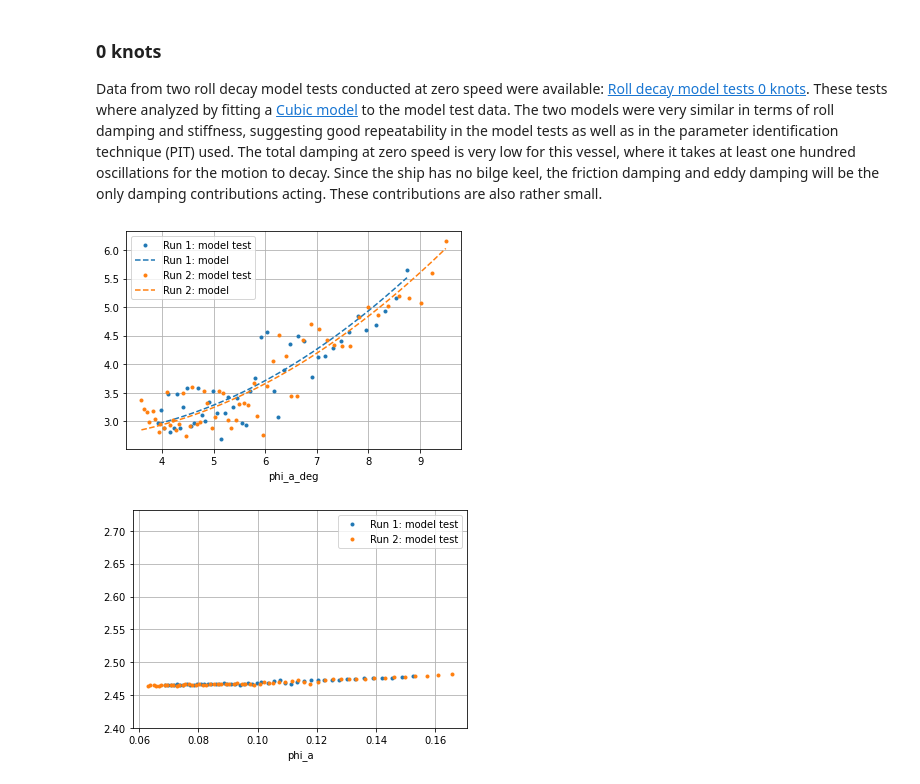
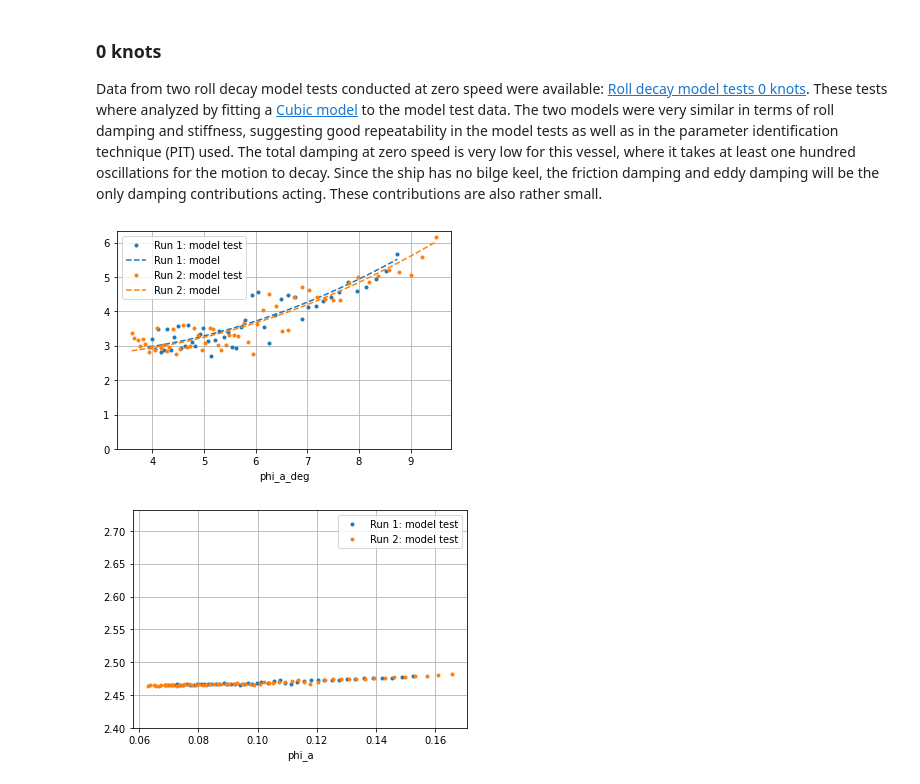
Before and after one commit to martinlarsalbert/Prediction-of-roll-motion-using-fully-nonlinear-potential-flow-and-Ikedas-method, a Jupyter notebook: reports/ISOPE_outline/01.1.outline.ipynb, the cells around one changed output. Saved outputs shown, nothing was run; the diff lists cells and outputs as text; code cells hidden in the pictures.

```diff
--- a/reports/ISOPE_outline/01.1.outline.ipynb
+++ b/reports/ISOPE_outline/01.1.outline.ipynb
@@ -461,21 +462,23 @@ amplitudes = examples.mdl.analyze_amplitudes(models=models, df_results=df_result
 # %%
 ## Plotting:
 fig,ax=plt.subplots()
 for id,row in df_results.iterrows():
     df_amplitudes = amplitudes[id].copy()
 
     df_amplitudes.sort_values(by='phi_a', inplace=True)
     df_amplitudes['phi_a_deg'] = np.rad2deg(df_amplitudes['phi_a'])
 
     label='Run %i: model test' % row.paper_name
     df_amplitudes.plot(x='phi_a_deg', y='B', label=label, style='.', ax=ax)
     color=ax.get_lines()[-1].get_color()
     label='Run %i: model' % row.paper_name
     df_amplitudes.plot(x='phi_a_deg', y='B_model', label=label, color=color, style='--', ax=ax)
 
+ylim_mdl = ax.get_ylim()
+ax.set_ylim((0,ylim_mdl[1]))
 ax.grid(True)
 # %% [output]
-[figure, old version]
+[figure, new version]
 # %%
 ## Plotting:
 fig,ax=plt.subplots()
```
Also changed, not shown: parts of 8 cells of this notebook, 2 other files.
